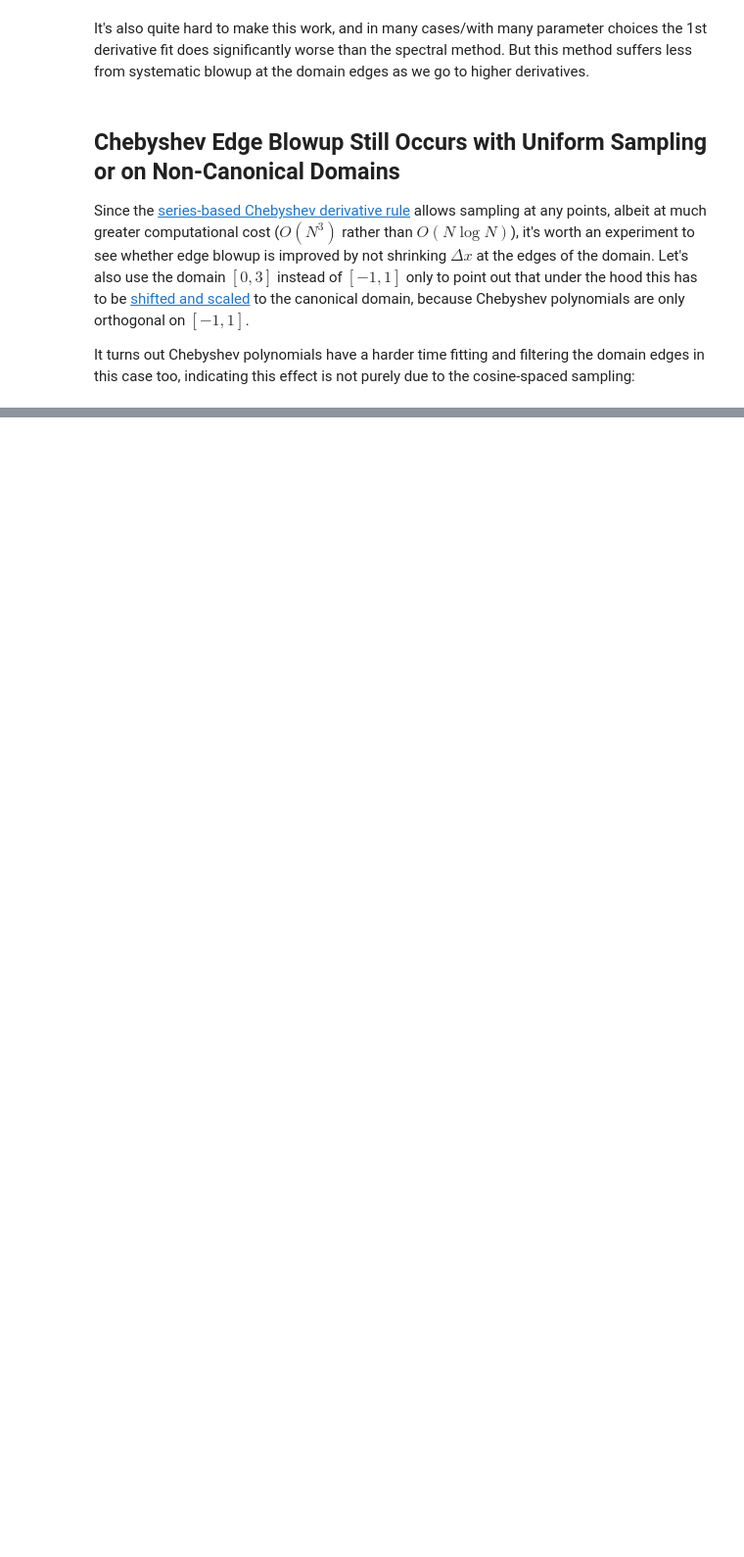
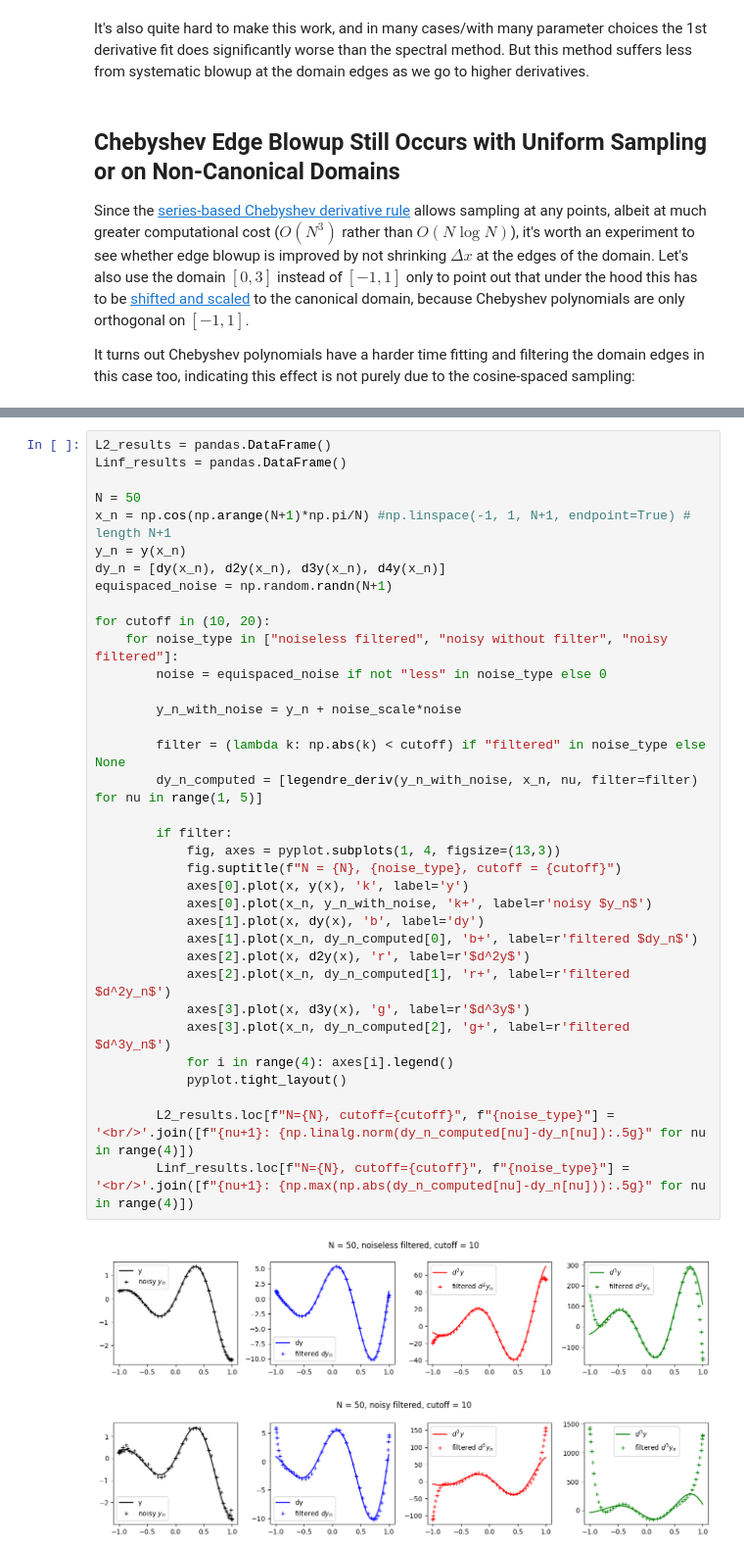
Before and after one commit to pavelkomarov/spectral-derivatives, a Jupyter notebook: notebooks/filtering_noise.ipynb, the cells around one changed output, grey strips where cells are left out. Shown at 98% size. Drawn from its saved outputs; the diff is of its cells as text; blank space fills up the shorter version.

```diff
--- a/notebooks/filtering_noise.ipynb
+++ b/notebooks/filtering_noise.ipynb
@@ -369,0 +359,38 @@ Differentiation with the Chebyshev basis exhibits characteristic blowup at the e
+# %%
+L2_results = pandas.DataFrame()
+Linf_results = pandas.DataFrame()
+
+N = 50
+x_n = np.cos(np.arange(N+1)*np.pi/N) #np.linspace(-1, 1, N+1, endpoint=True) # length N+1
+y_n = y(x_n)
+dy_n = [dy(x_n), d2y(x_n), d3y(x_n), d4y(x_n)]
+equispaced_noise = np.random.randn(N+1)
+
+for cutoff in (10, 20):
+	for noise_type in ["noiseless filtered", "noisy without filter", "noisy filtered"]:
+		noise = equispaced_noise if not "less" in noise_type else 0
+
+		y_n_with_noise = y_n + noise_scale*noise
+
+		filter = (lambda k: np.abs(k) < cutoff) if "filtered" in noise_type else None
+		dy_n_computed = [legendre_deriv(y_n_with_noise, x_n, nu, filter=filter) for nu in range(1, 5)]
+
+		if filter:
+			fig, axes = pyplot.subplots(1, 4, figsize=(13,3))
+			fig.suptitle(f"N = {N}, {noise_type}, cutoff = {cutoff}")
+			axes[0].plot(x, y(x), 'k', label='y')
+			axes[0].plot(x_n, y_n_with_noise, 'k+', label=r'noisy $y_n$')
+			axes[1].plot(x, dy(x), 'b', label='dy')
+			axes[1].plot(x_n, dy_n_computed[0], 'b+', label=r'filtered $dy_n$')
+			axes[2].plot(x, d2y(x), 'r', label=r'$d^2y$')
+			axes[2].plot(x_n, dy_n_computed[1], 'r+', label=r'filtered $d^2y_n$')
+			axes[3].plot(x, d3y(x), 'g', label=r'$d^3y$')
+			axes[3].plot(x_n, dy_n_computed[2], 'g+', label=r'filtered $d^3y_n$')
+			for i in range(4): axes[i].legend()
+			pyplot.tight_layout()
+
+		L2_results.loc[f"N={N}, cutoff={cutoff}", f"{noise_type}"] = '<br/>'.join([f"{nu+1}: {np.linalg.norm(dy_n_computed[nu]-dy_n[nu]):.5g}" for nu in range(4)])
+		Linf_results.loc[f"N={N}, cutoff={cutoff}", f"{noise_type}"] = '<br/>'.join([f"{nu+1}: {np.max(np.abs(dy_n_computed[nu]-dy_n[nu])):.5g}" for nu in range(4)])
+# %% [output]
+[figure, added]
+[figure, added]
```
Also changed, not shown: parts of 21 cells of this notebook, 8 other files.
